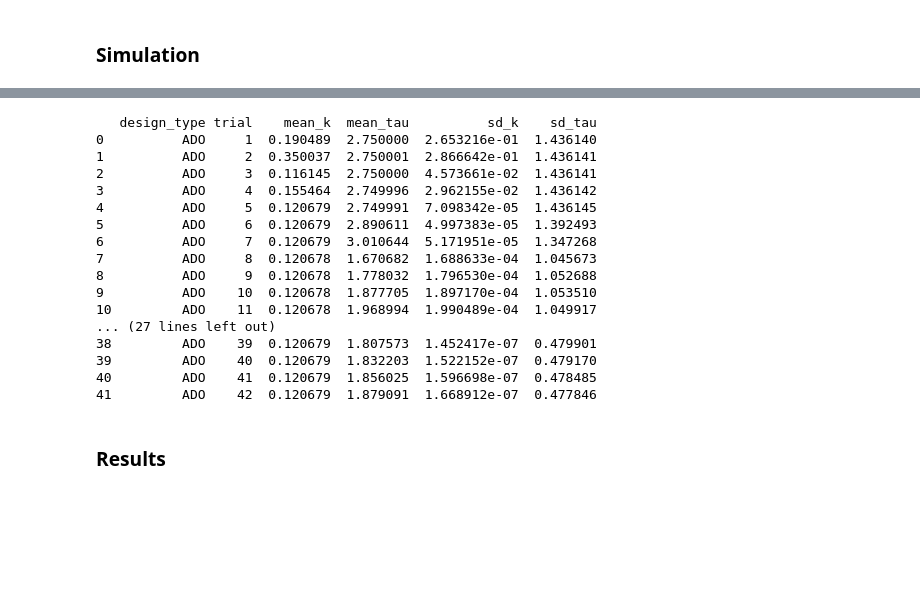
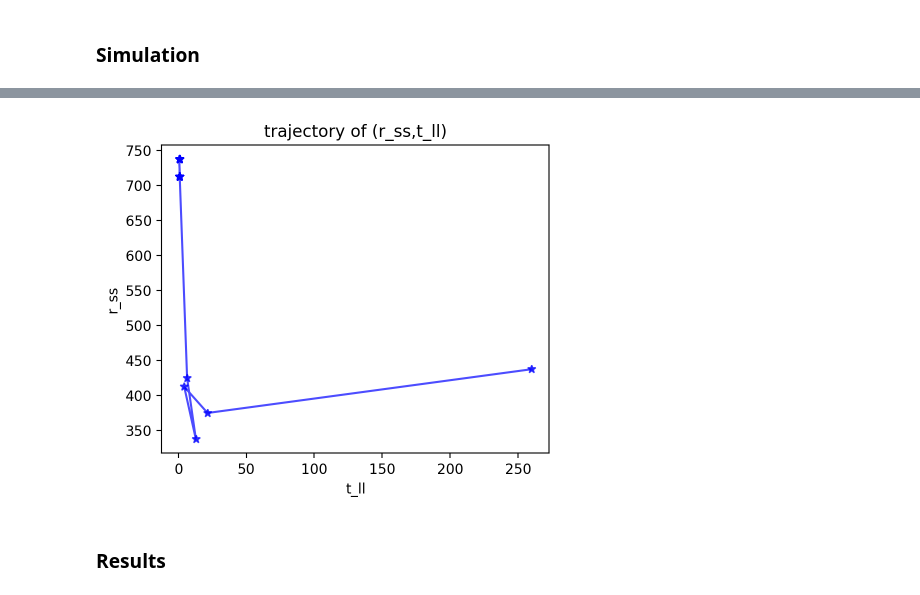
Before and after one commit to CDN-Lab/adopy_eg, a Jupyter notebook: adopy_simultation.ipynb, the cells around one changed output, grey strips where cells are left out. Cells and saved outputs as stored; diff of their text form; code cells hidden in the pictures; blank space fills up the shorter version.

```diff
--- a/adopy_simultation.ipynb
+++ b/adopy_simultation.ipynb
@@ -206,23 +274,23 @@ for design_type in ['ADO']:
-# %%
-print(df_simul.loc[df_simul['design_type']=='ADO'])
-# %% [output]
-   design_type trial    mean_k  mean_tau          sd_k    sd_tau
-0          ADO     1  0.190489  2.750000  2.653216e-01  1.436140
-1          ADO     2  0.350037  2.750001  2.866642e-01  1.436141
-2          ADO     3  0.116145  2.750000  4.573661e-02  1.436141
-3          ADO     4  0.155464  2.749996  2.962155e-02  1.436142
-4          ADO     5  0.120679  2.749991  7.098342e-05  1.436145
-5          ADO     6  0.120679  2.890611  4.997383e-05  1.392493
-6          ADO     7  0.120679  3.010644  5.171951e-05  1.347268
-7          ADO     8  0.120678  1.670682  1.688633e-04  1.045673
-8          ADO     9  0.120678  1.778032  1.796530e-04  1.052688
-9          ADO    10  0.120678  1.877705  1.897170e-04  1.053510
-10         ADO    11  0.120678  1.968994  1.990489e-04  1.049917
-... (27 lines left out)
-38         ADO    39  0.120679  1.807573  1.452417e-07  0.479901
-39         ADO    40  0.120679  1.832203  1.522152e-07  0.479170
-40         ADO    41  0.120679  1.856025  1.596698e-07  0.478485
-41         ADO    42  0.120679  1.879091  1.668912e-07  0.477846
+# %%
+%matplotlib inline
+%config InlineBackend.figure_format = 'retina'
+from matplotlib import pyplot as plt
+
+fig, ax = plt.subplots(1, 1, figsize = [5, 4])
+
+# Draw black dotted lines for true parameters
+
+df_cond = df_simul
+line_color = 'blue'
+ax = df_cond.plot(x='t_ll', y='r_ss', ax=ax,style='*-',
+                    subplots=True, legend=False, color = line_color, alpha = 0.7)
+ax[0].set_ylabel('r_ss')
+# Set titles and limits on y axes.
+ax[0].set_title('trajectory of (r_ss,t_ll)')
+
+plt.show()
+# %% [output]
+[figure, added]
 # %% [markdown]
 ### Results
 # %%
```
Also changed, not shown: parts of 23 cells of this notebook.
